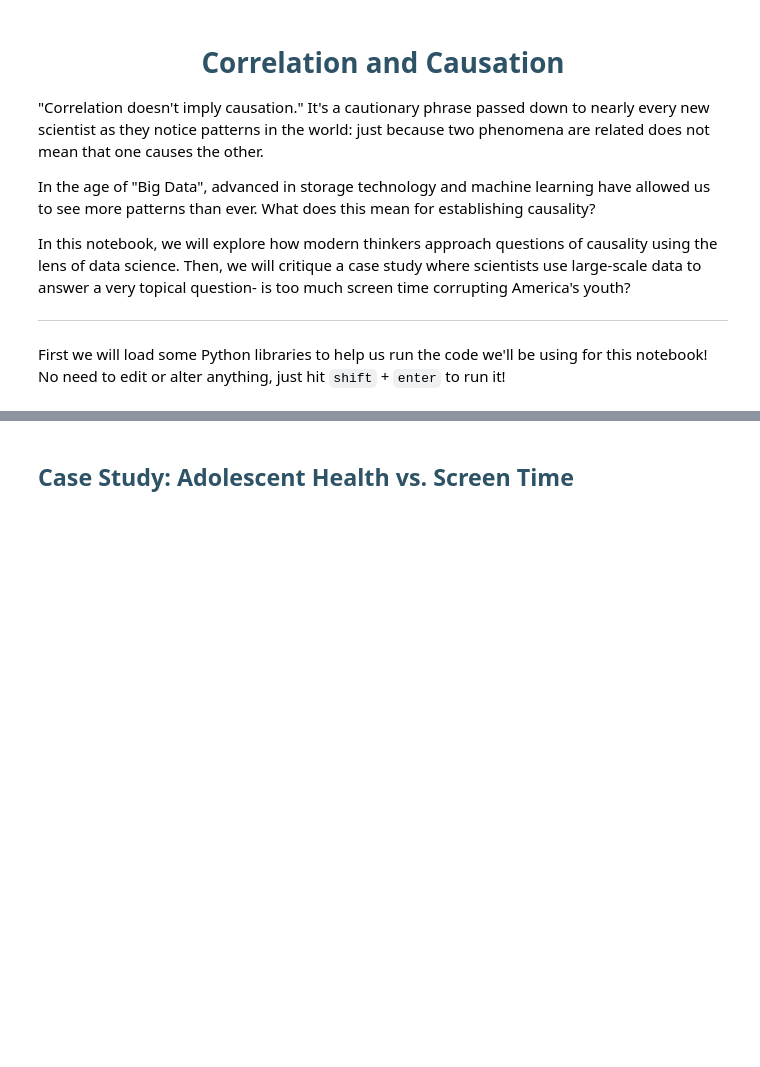
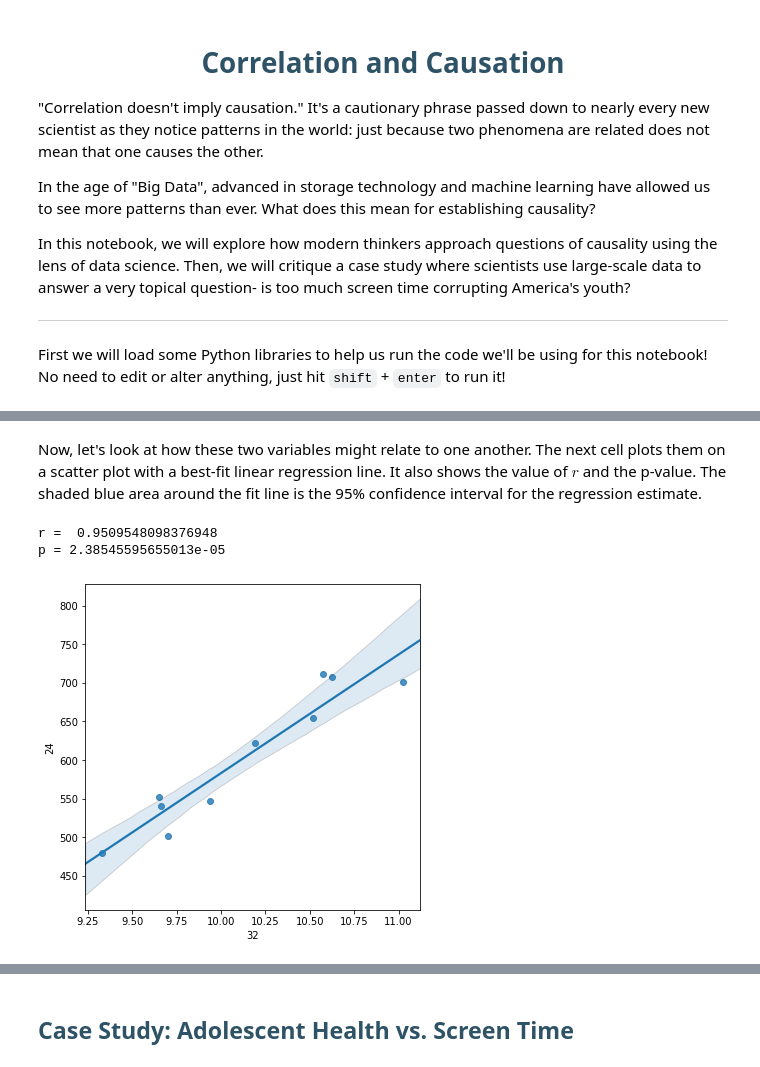
Before and after one commit to ds-modules/LS-22, a Jupyter notebook: Zach/correlation_causation/Correlation_Causation.ipynb, the cells around one changed output, grey strips where cells are left out. Saved outputs shown, nothing was run; the diff lists cells and outputs as text; code cells hidden in the pictures; blank space fills up the shorter version.

```diff
--- a/Zach/correlation_causation/Correlation_Causation.ipynb
+++ b/Zach/correlation_causation/Correlation_Causation.ipynb
@@ -132,0 +129,12 @@ https://statistics.fas.harvard.edu/files/statistics-2/files/statistical_paradise
+# %% [markdown]
+Now, let's look at how these two variables might relate to one another. The next cell plots them on a scatter plot with a best-fit linear regression line. It also shows the value of $r$ and the p-value. The shaded blue area around the fit line is the 95% confidence interval for the regression estimate.
+# %%
+# plot the variables against one another on a scatter plot
+# and show the best-fit linear regression line, the coerrelation coefficient, and the p-value
+sns.regplot(x=mystery_var1, y=mystery_var2);
+print("r = ", pearsonr(mystery_var1, mystery_var2)[0])
+print('p-value =', pearsonr(mystery_var1, mystery_var2)[1])
+# %% [output]
+r =  0.9509548098376948
+p = 2.38545595655013e-05
+[figure, added]
```
Also changed, not shown: parts of 28 cells of this notebook, 1 other file.
